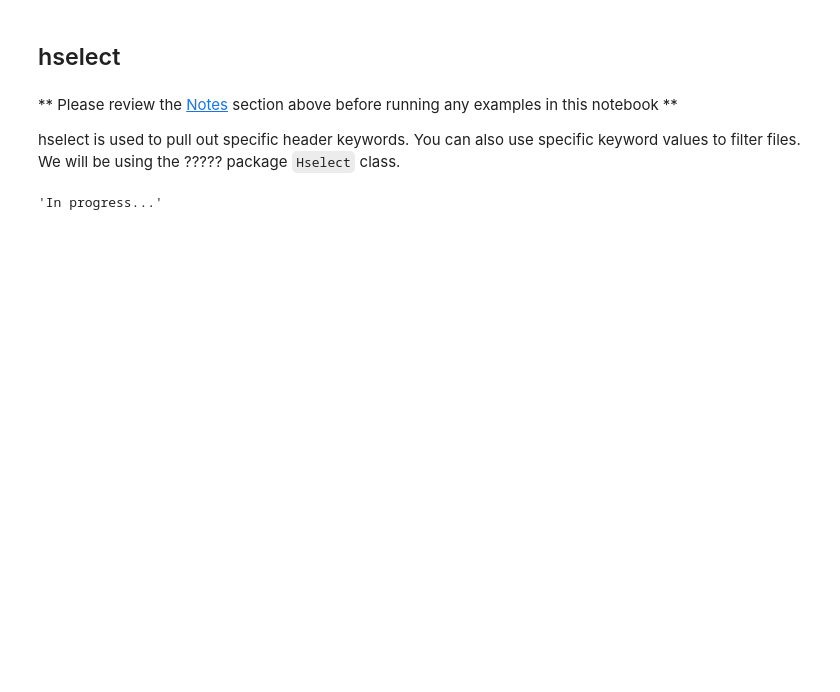
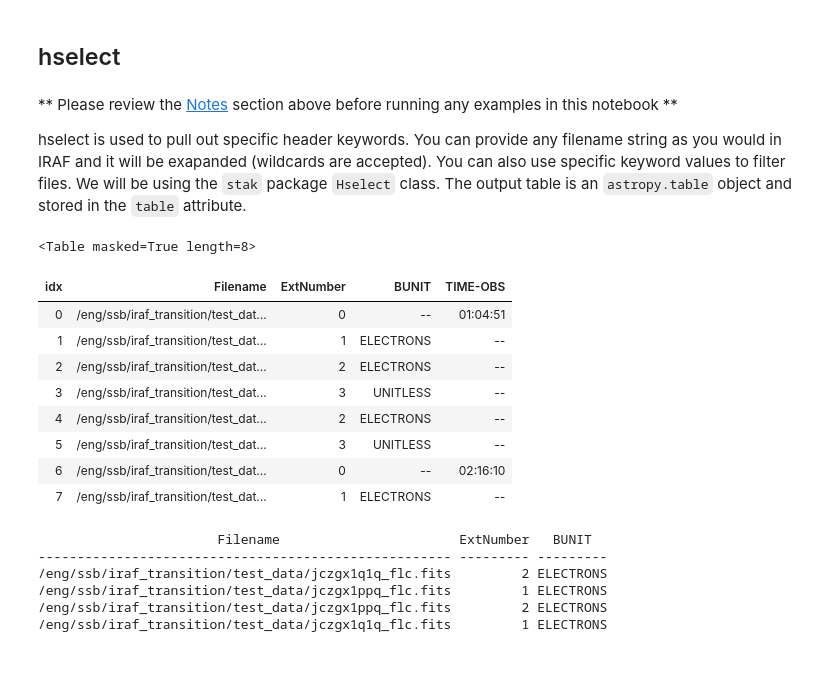
Before and after one commit to kakirastern/stak, a Jupyter notebook: docs/source/notebooks/images.imutil.ipynb, the cells around one changed output. Saved outputs shown, nothing was run; the diff lists cells and outputs as text; code cells hidden in the pictures; blank space fills up the shorter version.

Commit message:
delivery versions of tables.fitsio,noao.imred.crutil, and images.imutil

```diff
--- a/docs/source/notebooks/images.imutil.ipynb
+++ b/docs/source/notebooks/images.imutil.ipynb
@@ -111,8 +111,4 @@ hdu.close()
 # %% [markdown]
 ** Please review the [Notes](#notes) section above before running any examples in this notebook **
 
-hselect is used to pull out specific header keywords.  You can also use specific keyword values to filter files.  We will be using the ????? package ``Hselect`` class.
+hselect is used to pull out specific header keywords.  You can provide any filename string as you would in IRAF and it will be exapanded (wildcards are accepted).  You can also use specific keyword values to filter files.  We will be using the ``stak`` package ``Hselect`` class.  The output table is an ``astropy.table`` object and stored in the ``table`` attribute.
-# %%
-"In progress..."
-# %% [output]
-'In progress...'
@@ -119,3 +118,32 @@ hselect is used to pull out specific header keywords.  You can also use specific
+# %%
+# Create Hselect object
+myList = Hselect("/eng/ssb/iraf_transition/test_data/jcz*", "BUNIT,TIME-OBS", extension="0,1,2,3")
+# Display output astropy table object in nice notebook formatting
+myList.table.show_in_notebook()
+# %% [output]
+<Table masked=True length=8>
+| idx | Filename | ExtNumber | BUNIT | TIME-OBS |
+| 0 | /eng/ssb/iraf_transition/test_dat... | 0 | -- | 01:04:51 |
+| 1 | /eng/ssb/iraf_transition/test_dat... | 1 | ELECTRONS | -- |
+| 2 | /eng/ssb/iraf_transition/test_dat... | 2 | ELECTRONS | -- |
+| 3 | /eng/ssb/iraf_transition/test_dat... | 3 | UNITLESS | -- |
+| 4 | /eng/ssb/iraf_transition/test_dat... | 2 | ELECTRONS | -- |
+| 5 | /eng/ssb/iraf_transition/test_dat... | 3 | UNITLESS | -- |
+| 6 | /eng/ssb/iraf_transition/test_dat... | 0 | -- | 02:16:10 |
+| 7 | /eng/ssb/iraf_transition/test_dat... | 1 | ELECTRONS | -- |
+# %%
+# Create Hselect object using expression parsing
+myList2 = Hselect("/eng/ssb/iraf_transition/test_data/jcz*", "BUNIT", extension="0,1,2,3",
+                 expr="BUNIT='ELECTRONS'")
+# Display output astropy table object with a standard print
+print(myList2.table)
+# %% [output]
+                       Filename                       ExtNumber   BUNIT
+----------------------------------------------------- --------- ---------
+/eng/ssb/iraf_transition/test_data/jczgx1q1q_flc.fits         2 ELECTRONS
+/eng/ssb/iraf_transition/test_data/jczgx1ppq_flc.fits         1 ELECTRONS
+/eng/ssb/iraf_transition/test_data/jczgx1ppq_flc.fits         2 ELECTRONS
+/eng/ssb/iraf_transition/test_data/jczgx1q1q_flc.fits         1 ELECTRONS
 # %% [markdown]
 <br>
 # %% [markdown]
```
Also changed, not shown: parts of 20 cells of this notebook, 29 other files.
